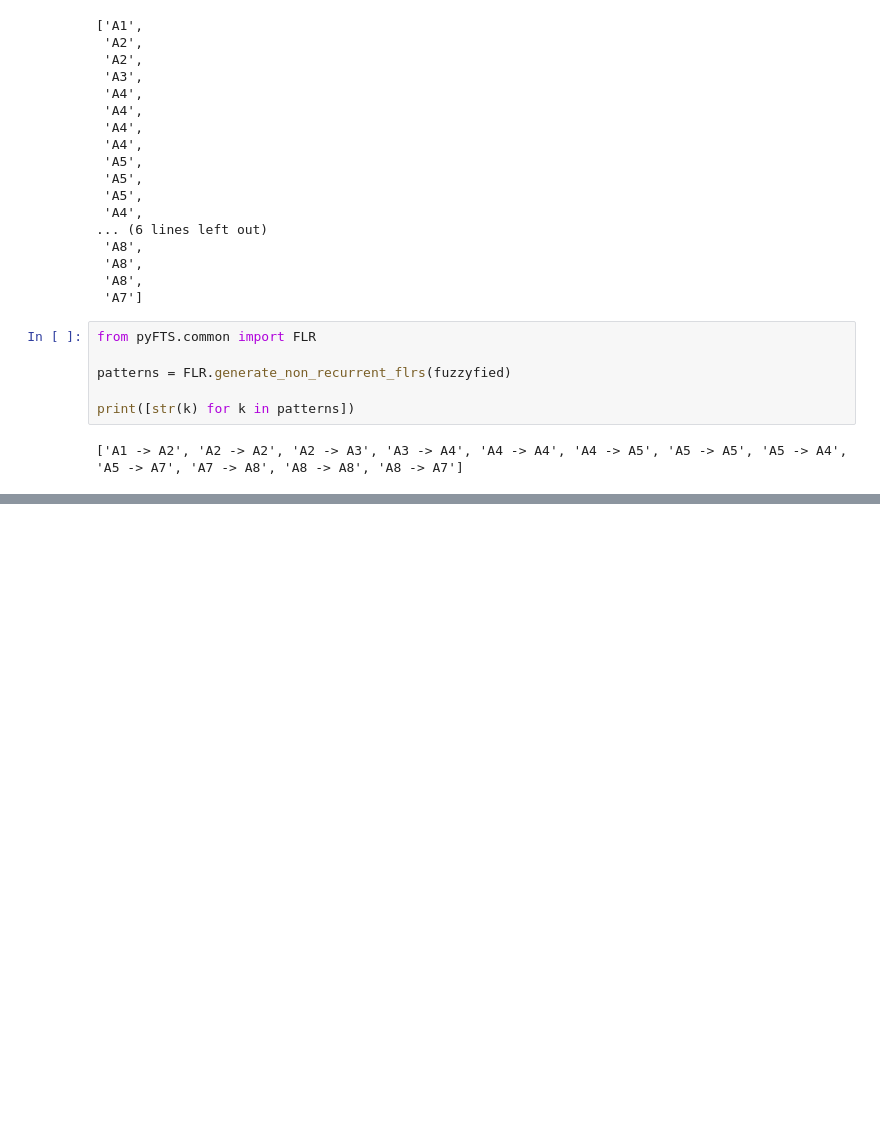
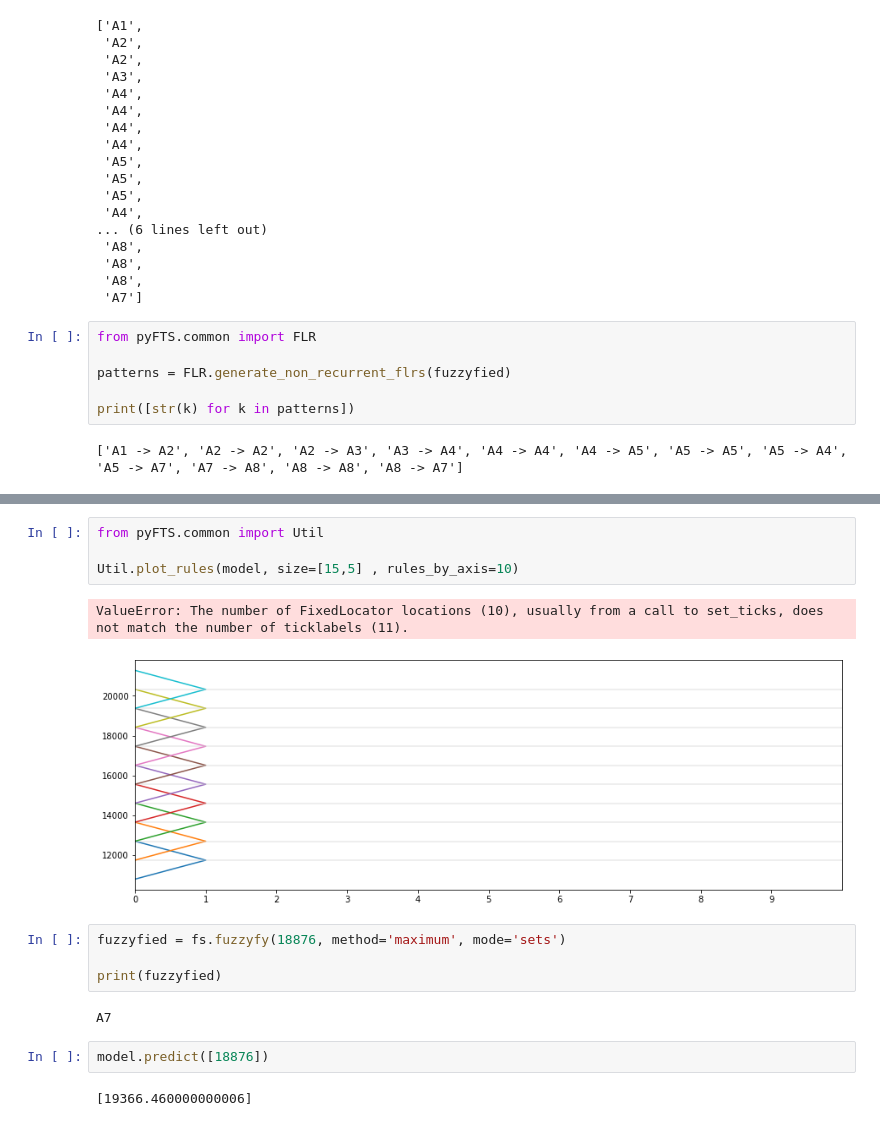
Before and after one commit to lorens247/FTS, a Jupyter notebook: pyFTS.ipynb, the cells around one changed output, grey strips where cells are left out. Saved outputs shown, nothing was run; the diff lists cells and outputs as text; blank space fills up the shorter version.

```diff
--- a/pyFTS.ipynb
+++ b/pyFTS.ipynb
@@ -77,0 +115,17 @@ ModuleNotFoundError: No module named 'SimpSOM'
+# %%
+from pyFTS.common import Util
+
+Util.plot_rules(model, size=[15,5] , rules_by_axis=10)
+# %% [output]
+ValueError: The number of FixedLocator locations (10), usually from a call to set_ticks, does not match the number of ticklabels (11).
+[figure, added]
+# %%
+fuzzyfied = fs.fuzzyfy(18876, method='maximum', mode='sets')
+
+print(fuzzyfied)
+# %% [output]
+A7
+# %%
+model.predict([18876])
+# %% [output]
+[19366.460000000006]
```
Also changed, not shown: parts of 5 cells of this notebook.
